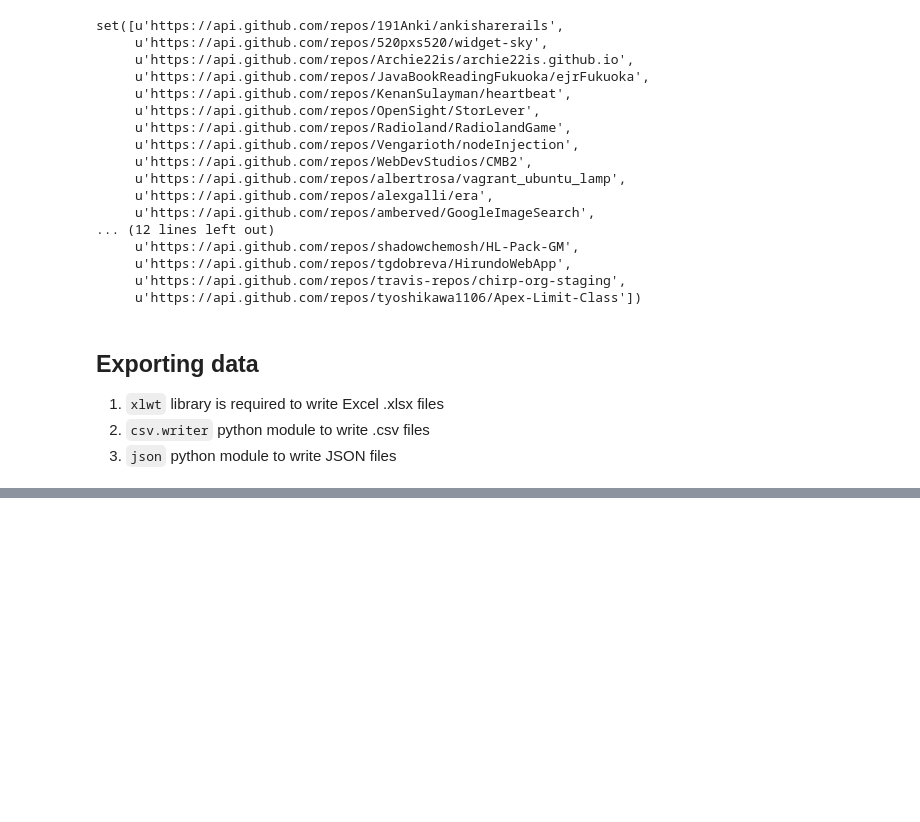
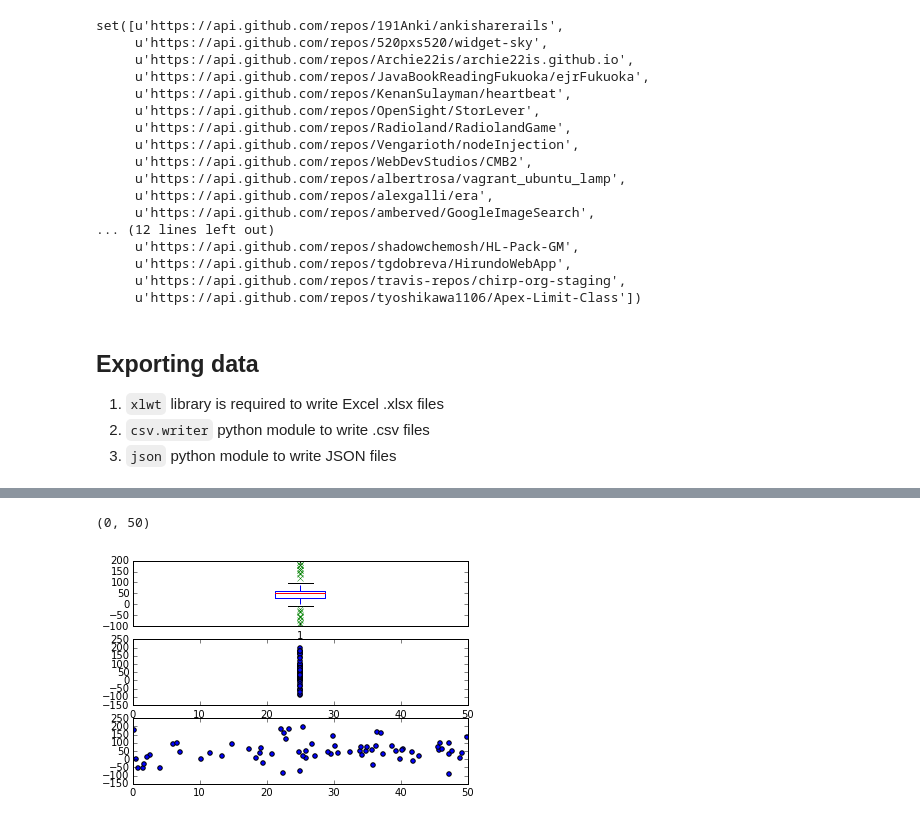
Before and after one commit to bijanvakili/pyvisual-notebook, a Jupyter notebook: chap2.ipynb, the cells around one changed output, grey strips where cells are left out. Drawn from its saved outputs; the diff is of its cells as text; code cells hidden in the pictures; blank space fills up the shorter version.

```diff
--- a/chap2.ipynb
+++ b/chap2.ipynb
@@ -264,0 +340,36 @@ except sqlite3.Error as err:
+# %%
+%matplotlib inline
+import numpy as np
+import matplotlib.pyplot as plt
+
+# fake up some data
+spread = np.random.rand(50) * 100
+center = np.ones(25) * 50
+
+# generate some outliers high and low
+flier_high = np.random.rand(10) * 100 + 100
+flier_low = np.random.rand(10) * -100
+
+# merge generated data set
+data = np.concatenate((spread, center, flier_high, flier_low), 0)
+
+# basic plot
+# 'gx' defining the outlier plotting properties
+plt.subplot(311)
+plt.boxplot(data, 0, 'gx')
+
+# compare this with similar scatter plot
+plt.subplot(312)
+spread_1 = np.concatenate((spread, flier_high, flier_low), 0)
+center_1 = np.ones(70) * 25
+plt.scatter(center_1, spread_1)
+plt.xlim([0, 50])
+
+# and with another that is more appropriate for scatter plot
+plt.subplot(313)
+center_2 = np.random.rand(70) * 50
+plt.scatter(center_2, spread_1)
+plt.xlim([0, 50])
+# %% [output]
+(0, 50)
+[figure, added]
```
Also changed, not shown: parts of 7 cells of this notebook, 1 other file.
